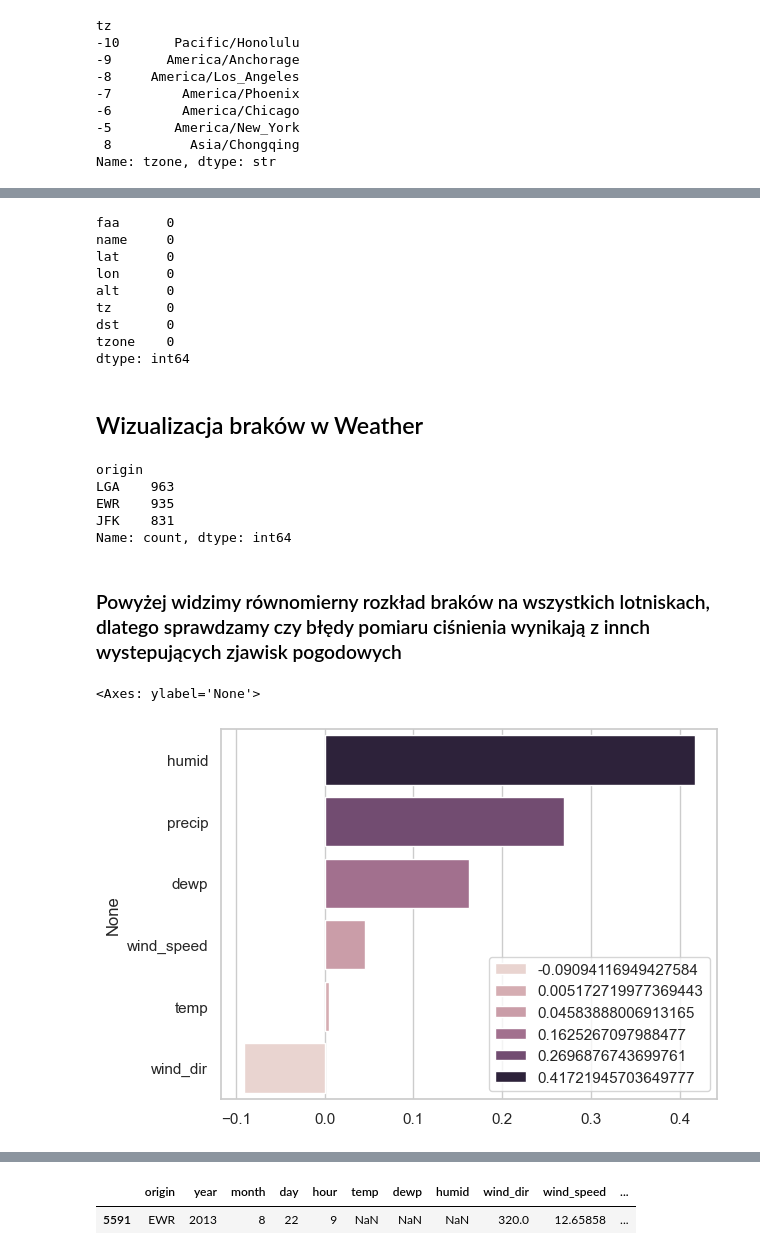
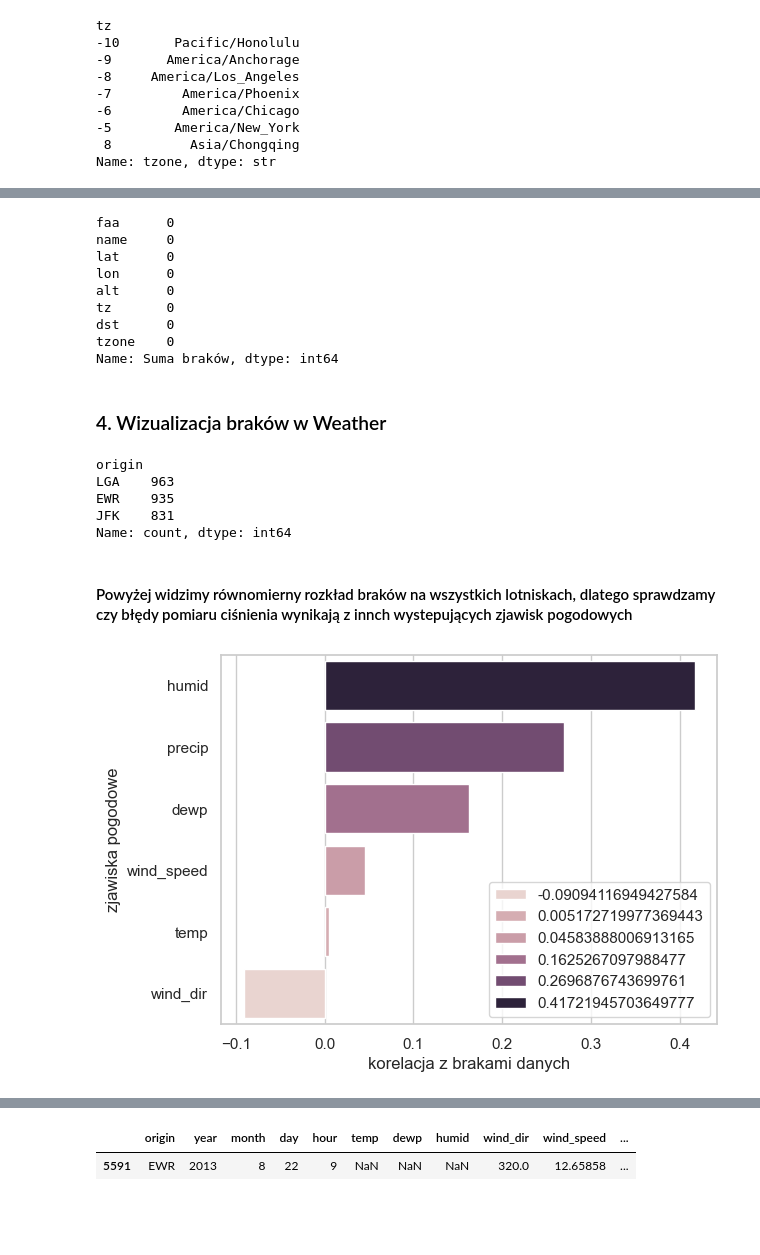
Before and after one commit to xShyen/KursZPythona, a Jupyter notebook: analiza.ipynb, the cells around one changed output, grey strips where cells are left out. Drawn from its saved outputs; the diff is of its cells as text; code cells hidden in the pictures; blank space fills up the shorter version.

```diff
--- a/analiza.ipynb
+++ b/analiza.ipynb
@@ -376,7 +353,7 @@ airports[airports['faa'].isin(['EEN','LRO','YAK'])]
 | 815 | LRO | Mount Pleasant Regional-Faison Field | 32.538700 | -79.469700 | 12 | -5 | A | America/New_York |
 | 1434 | YAK | Yakutat | 59.301200 | -139.393700 | 33 | -9 | A | America/Anchorage |
 # %%
-airports.isna().sum()
+airports.isna().sum().rename("Suma braków", inplace=True)
 # %% [output]
 faa      0
 name     0
@@ -386,9 +363,9 @@ alt      0
 tz       0
 dst      0
 tzone    0
-dtype: int64
+Name: Suma braków, dtype: int64
 # %% [markdown]
-## Wizualizacja braków w  Weather
+### 4. Wizualizacja braków w  Weather
 # %%
 weather['origin'].where(weather['pressure'].isna()).value_counts()
 # %% [output]
@@ -398,7 +375,7 @@ EWR    935
 JFK    831
 Name: count, dtype: int64
 # %% [markdown]
-### Powyżej widzimy równomierny rozkład braków na wszystkich lotniskach, dlatego sprawdzamy czy błędy pomiaru ciśnienia wynikają z innch wystepujących zjawisk pogodowych
+#### Powyżej widzimy równomierny rozkład braków na wszystkich lotniskach, dlatego sprawdzamy czy błędy pomiaru ciśnienia wynikają z innch wystepujących zjawisk pogodowych
 # %%
 df_kor = weather[['temp','dewp','humid','wind_speed','wind_dir','precip']].copy()
 df_kor['pressure_isna'] = weather['pressure'].isna()
@@ -406,7 +383,9 @@ macierz_korelacji = df_kor.corr()
 # %%
 wektor = macierz_korelacji['pressure_isna'].sort_values(ascending=False).drop('pressure_isna')
 sns.barplot(x=wektor.values, y=wektor.index, hue=wektor.values)
+plt.xlabel('korelacja z brakami danych')
+plt.ylabel('zjawiska pogodowe')
+plt.show()
 # %% [output]
-<Axes: ylabel='None'>
-[figure, old version]
+[figure, new version]
 # %%
```
Also changed, not shown: parts of 36 cells of this notebook.
